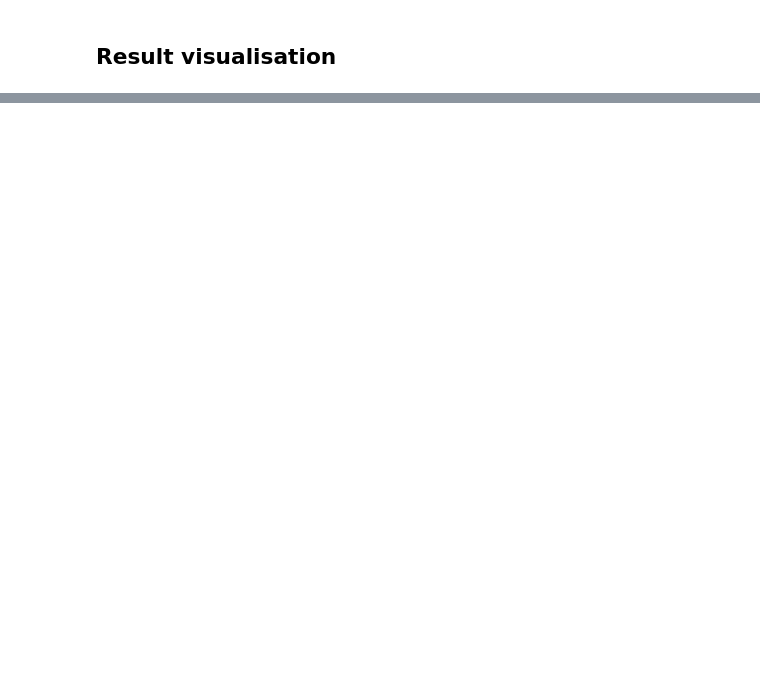
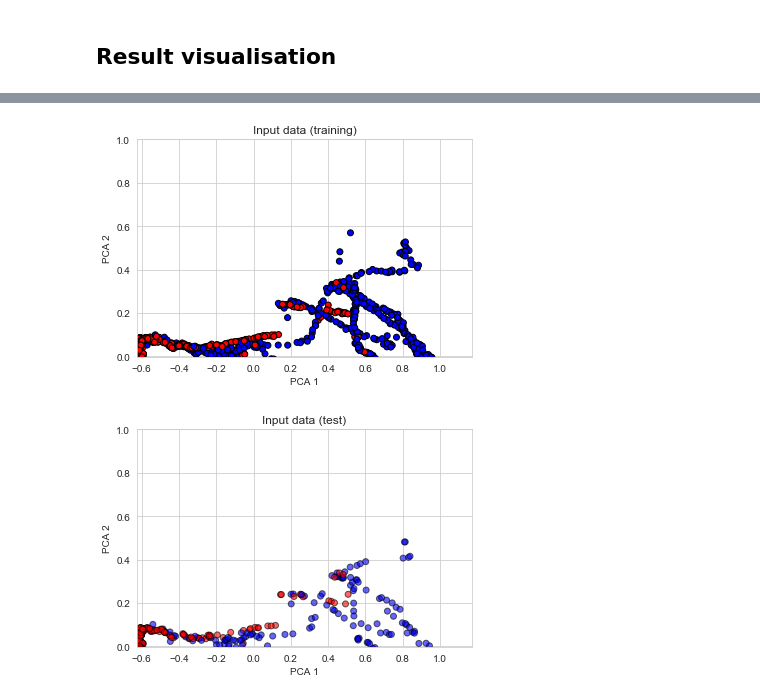
Before and after one commit to MarkTheBest1/Proj2_Team2, a Jupyter notebook: MLP_02_Occupancy_GS.ipynb, the cells around one changed output, grey strips where cells are left out. Saved outputs shown, nothing was run; the diff lists cells and outputs as text; code cells hidden in the pictures; blank space fills up the shorter version.

```diff
--- a/MLP_02_Occupancy_GS.ipynb
+++ b/MLP_02_Occupancy_GS.ipynb
@@ -416,0 +597,33 @@ accuracy_score(y_test, y_pred_SVM_CV)
+# %%
+h = .002
+x_min, x_max = X_train_pca[:, 0:].min() - .002, X_train_pca[:, 0:].max() + .002
+y_min, y_max = y_train.min() - .002, y_train.max() + .002
+xx, yy = np.meshgrid(np.arange(x_min, x_max, h), np.arange(y_min, y_max, h))
+# %%
+# just plot the dataset first
+from matplotlib.colors import ListedColormap
+cm = plt.cm.RdBu
+cm_bright = ListedColormap(['#FF0000', '#0000FF'])
+plt.title("Input data (training)")
+plt.xlabel('PCA 1')
+plt.ylabel('PCA 2')
+# Plot the training points
+plt.scatter(X_train_pca[:, 0], X_train_pca[:, 1], c=y_train, cmap=cm_bright, edgecolors='k')
+plt.xlim(xx.min(), xx.max())
+plt.ylim(yy.min(), yy.max())
+plt.xticks()
+plt.yticks()
+plt.show()
+# Plot the testing points
+plt.title("Input data (test)")
+plt.xlabel('PCA 1')
+plt.ylabel('PCA 2')
+plt.scatter(X_test_pca[:, 0], X_test_pca[:, 1], c=y_test, cmap=cm_bright, alpha=0.6, edgecolors='k')
+plt.xlim(xx.min(), xx.max())
+plt.ylim(yy.min(), yy.max())
+plt.xticks()
+plt.yticks()
+plt.show()
+# %% [output]
+[figure, added]
+[figure, added]
```
Also changed, not shown: parts of 36 cells of this notebook.
